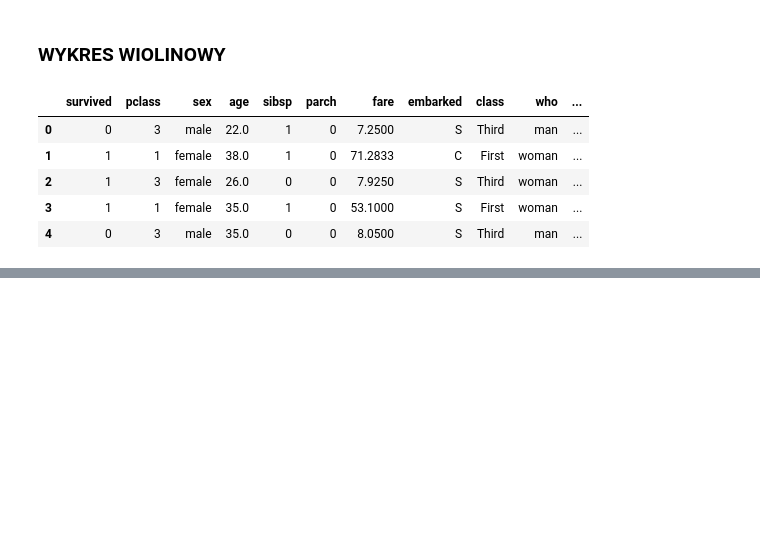
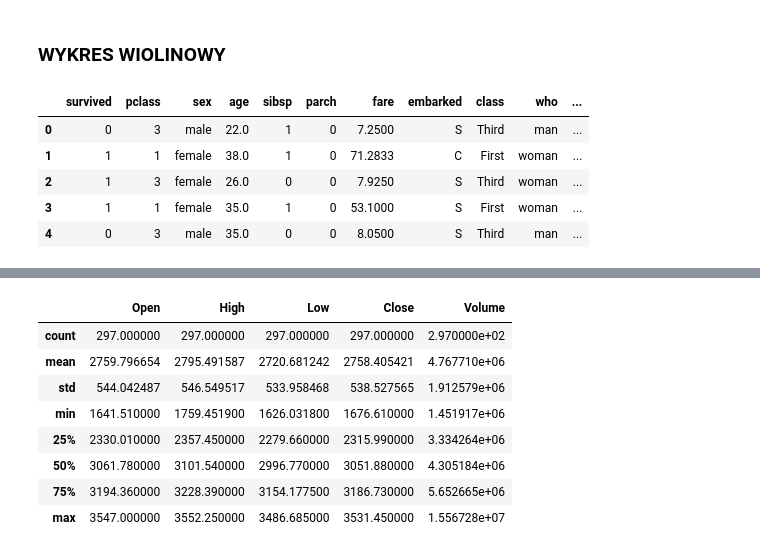
Before and after one commit to JSzczpin/Kurs, a Jupyter notebook: Dane.ipynb, the cells around one changed output, grey strips where cells are left out. Drawn from its saved outputs; the diff is of its cells as text; code cells hidden in the pictures; blank space fills up the shorter version.

```diff
--- a/Dane.ipynb
+++ b/Dane.ipynb
@@ -921,0 +926,8 @@ px.violin( df, y='age', color='survived',violinmode='overlay',x='sex')
+# %%
+def fetch_financial_data(company='AMZN') :
+  import pandas_datareader.data as web
+  return web.DataReader(name = company, data_source ='stooq')
+
+df = fetch_financial_data()
+df = df.reset_index()
+df.head()
@@ -921,0 +941,13 @@ px.violin( df, y='age', color='survived',violinmode='overlay',x='sex')
+# %%
+df = df[df.Date > '2020-01-01']
+df.describe()
+# %% [output]
+|  | Open | High | Low | Close | Volume |
+| count | 297.000000 | 297.000000 | 297.000000 | 297.000000 | 2.970000e+02 |
+| mean | 2759.796654 | 2795.491587 | 2720.681242 | 2758.405421 | 4.767710e+06 |
+| std | 544.042487 | 546.549517 | 533.958468 | 538.527565 | 1.912579e+06 |
+| min | 1641.510000 | 1759.451900 | 1626.031800 | 1676.610000 | 1.451917e+06 |
+| 25% | 2330.010000 | 2357.450000 | 2279.660000 | 2315.990000 | 3.334264e+06 |
+| 50% | 3061.780000 | 3101.540000 | 2996.770000 | 3051.880000 | 4.305184e+06 |
+| 75% | 3194.360000 | 3228.390000 | 3154.177500 | 3186.730000 | 5.652665e+06 |
+| max | 3547.000000 | 3552.250000 | 3486.685000 | 3531.450000 | 1.556728e+07 |
```
Also changed, not shown: parts of 7 cells of this notebook.
